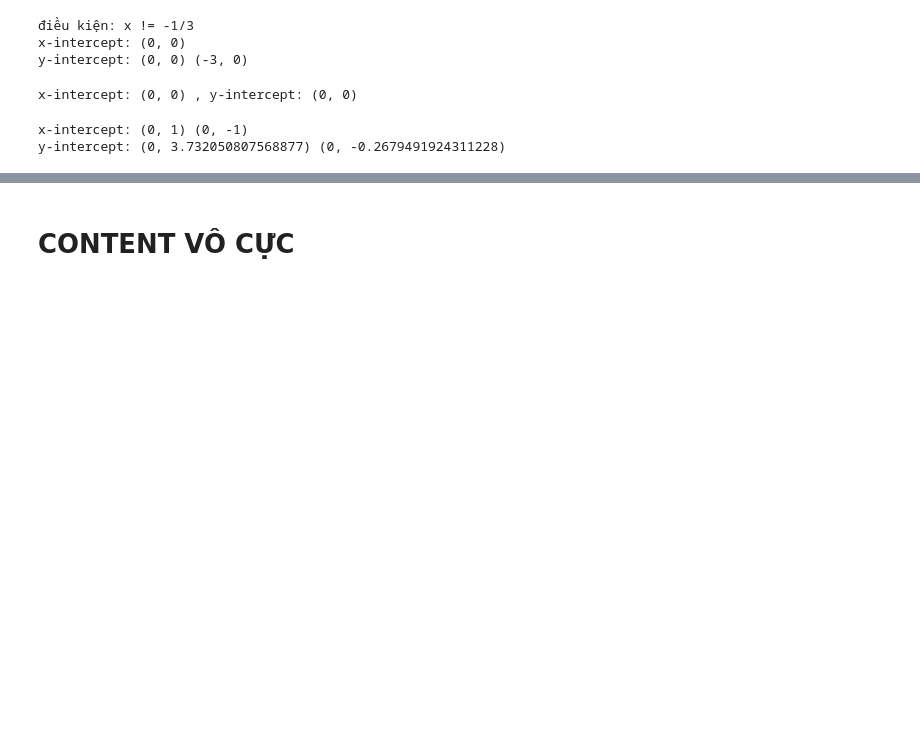
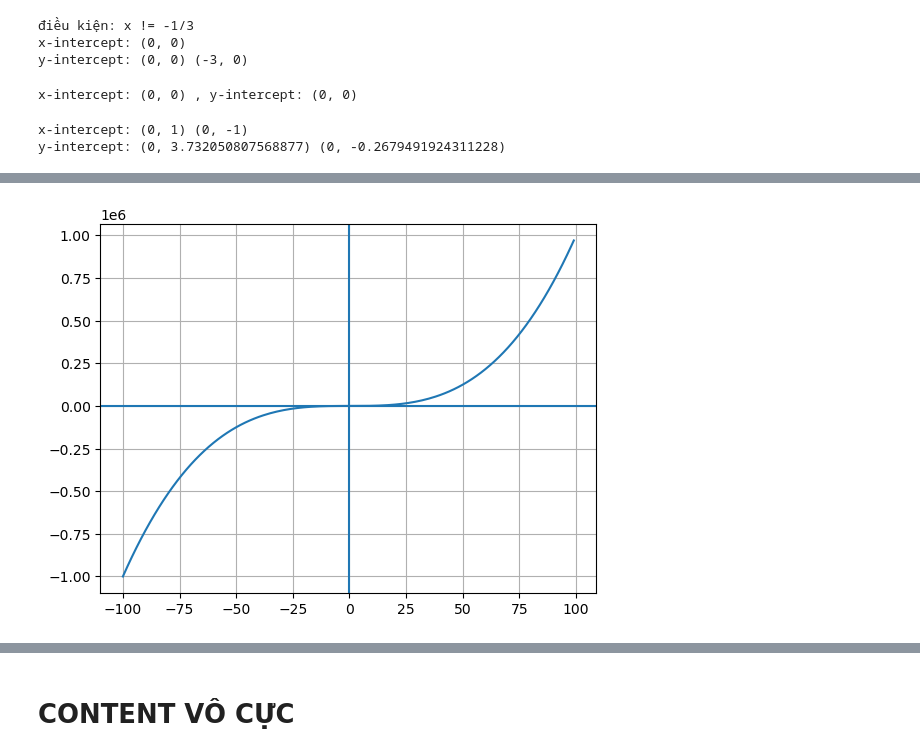
Before and after one commit to daycuachuoithucan/Project-1---Calculus, a Jupyter notebook: Calculus.ipynb, the cells around one changed output, grey strips where cells are left out. Cells and saved outputs as stored; diff of their text form; code cells hidden in the pictures; blank space fills up the shorter version.

```diff
--- a/Calculus.ipynb
+++ b/Calculus.ipynb
@@ -427,0 +479,16 @@ x_29 = list(range(-100, 100))
+# %%
+# 32.
+
+x_32 = list(range(-100, 100))
+y_32 = []
+
+for x in x_32:
+    y = x**3 + x
+    y_32.append(y)
+
+plt.plot(x_32, y_32)
+plt.axhline(0)
+plt.axvline(0)
+plt.grid(True)
+# %% [output]
+[figure, added]
```
Also changed, not shown: parts of 34 cells of this notebook.
